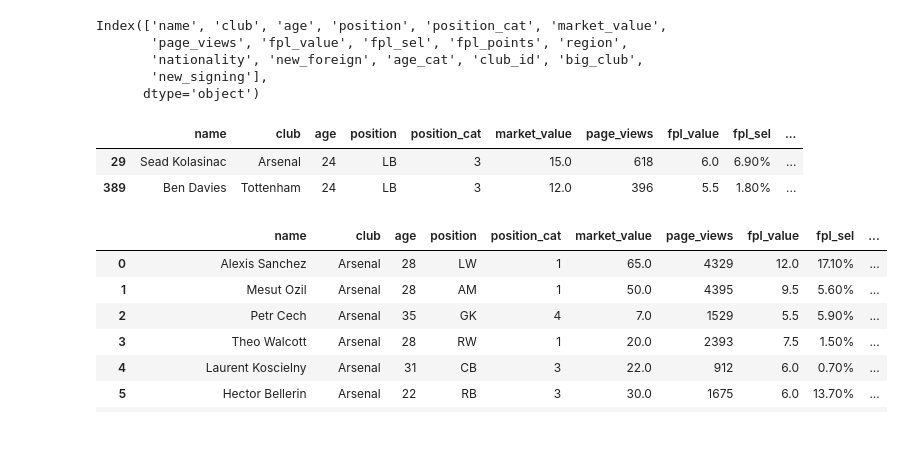
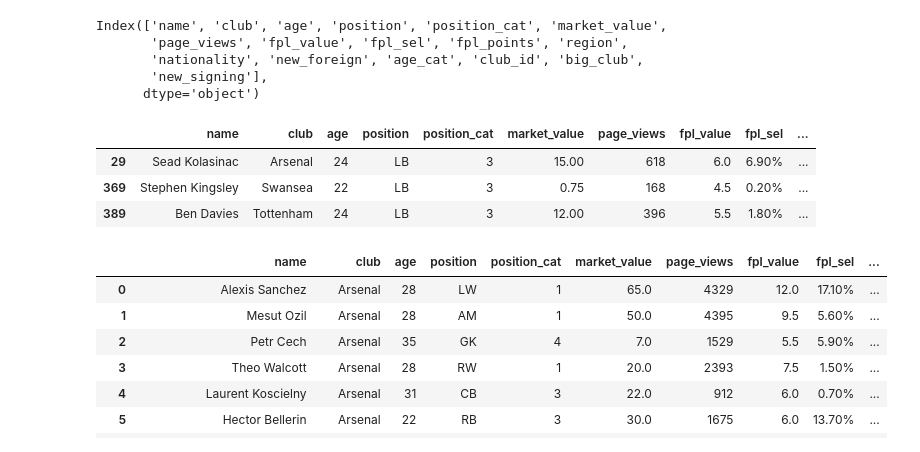
Before and after one commit to junio-firmino/Aprendizado_python, a Jupyter notebook: soccer.ipynb, the cells around one changed output. Drawn from its saved outputs; the diff is of its cells as text; code cells hidden in the pictures.

```diff
--- a/soccer.ipynb
+++ b/soccer.ipynb
@@ -184,11 +184,12 @@ Index(['name', 'club', 'age', 'position', 'position_cat', 'market_value',
 # %%
 players[(players.position =='LB') &
         (players.age<=25)&
-        (players.club.isin(['Tottenham','Arsenal']))]
+        (players.club.isin(['Tottenham','Arsenal','Swansea']))]
 # %% [output]
 |  | name | club | age | position | position_cat | market_value | page_views | fpl_value | fpl_sel | ... |
-| 29 | Sead Kolasinac | Arsenal | 24 | LB | 3 | 15.0 | 618 | 6.0 | 6.90% | ... |
-| 389 | Ben Davies | Tottenham | 24 | LB | 3 | 12.0 | 396 | 5.5 | 1.80% | ... |
+| 29 | Sead Kolasinac | Arsenal | 24 | LB | 3 | 15.00 | 618 | 6.0 | 6.90% | ... |
+| 369 | Stephen Kingsley | Swansea | 22 | LB | 3 | 0.75 | 168 | 4.5 | 0.20% | ... |
+| 389 | Ben Davies | Tottenham | 24 | LB | 3 | 12.00 | 396 | 5.5 | 1.80% | ... |
 # %%
 players[players.club.isin(['Tottenham','Arsenal'])]
 # %% [output]
```
Also changed, not shown: parts of 5 cells of this notebook.
